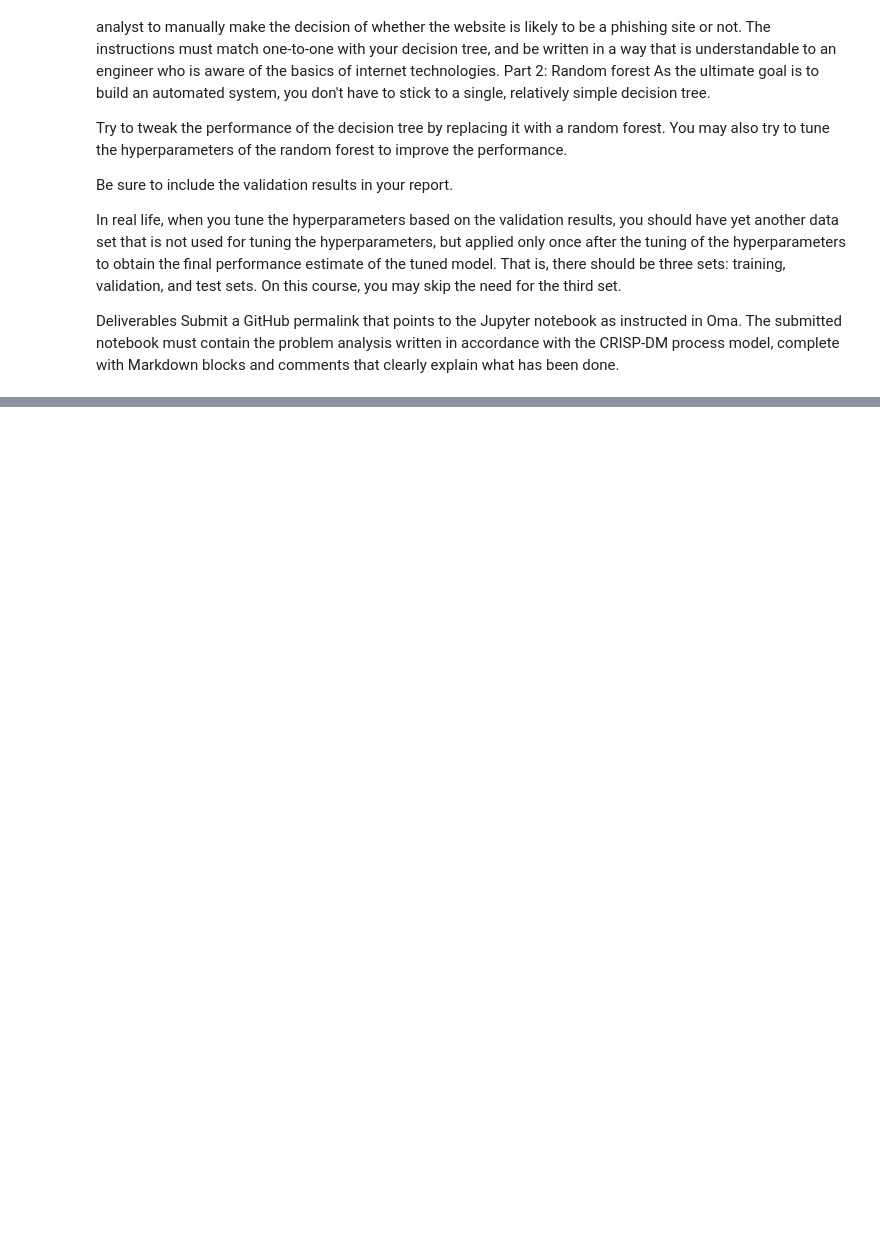
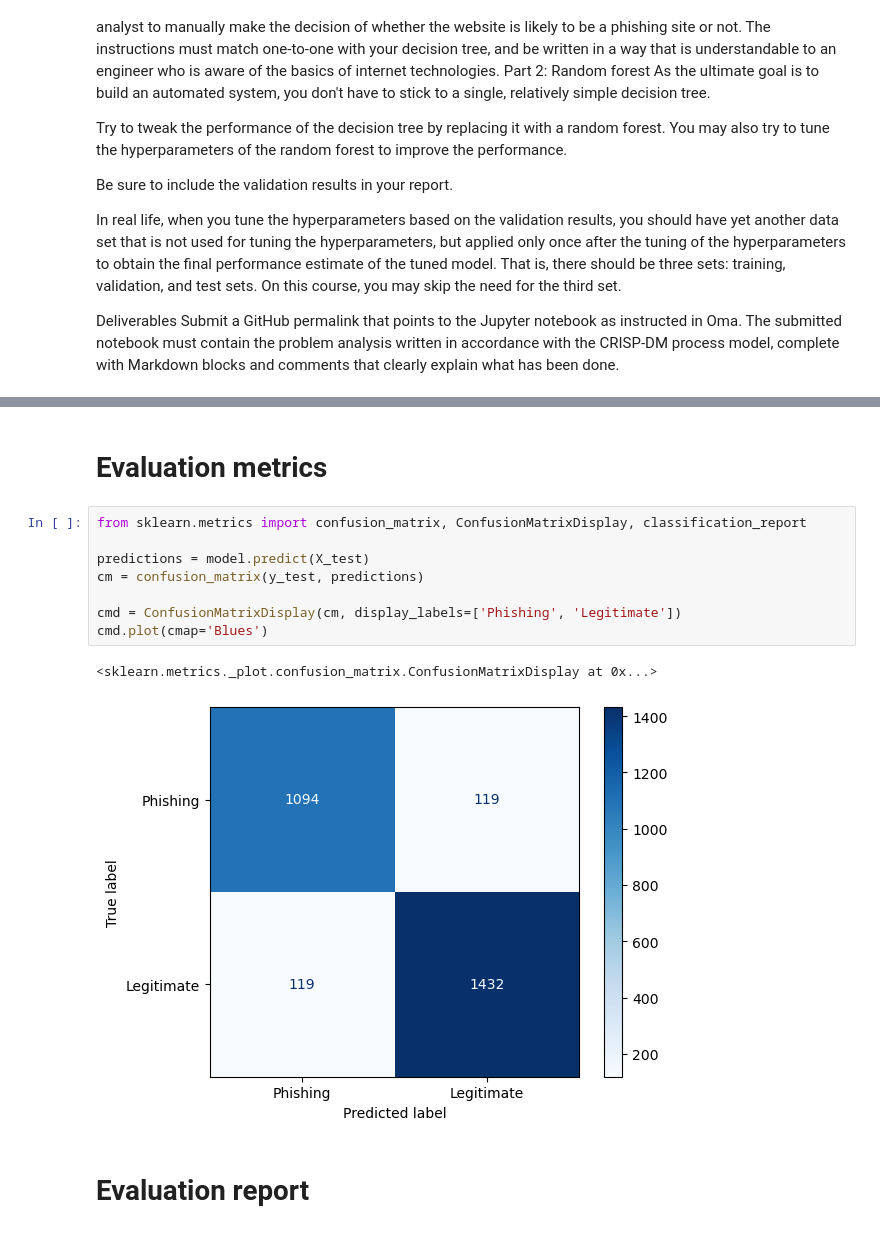
Before and after one commit to hinmiro/dataIsBeautifull_G2, a Jupyter notebook: assignments/decisiontrees_randomforests.ipynb, the cells around one changed output, grey strips where cells are left out. Drawn from its saved outputs; the diff is of its cells as text; blank space fills up the shorter version.

```diff
--- a/assignments/decisiontrees_randomforests.ipynb
+++ b/assignments/decisiontrees_randomforests.ipynb
@@ -53,0 +75,15 @@ print(phishing_websites.variables)
+# %% [markdown]
+# Evaluation metrics
+# %%
+from sklearn.metrics import confusion_matrix, ConfusionMatrixDisplay, classification_report
+
+predictions = model.predict(X_test)
+cm = confusion_matrix(y_test, predictions)
+
+cmd = ConfusionMatrixDisplay(cm, display_labels=['Phishing', 'Legitimate'])
+cmd.plot(cmap='Blues')
+# %% [output]
+<sklearn.metrics._plot.confusion_matrix.ConfusionMatrixDisplay at 0x...>
+[figure, added]
+# %% [markdown]
+# Evaluation report
```
Also changed, not shown: parts of 6 cells of this notebook.
